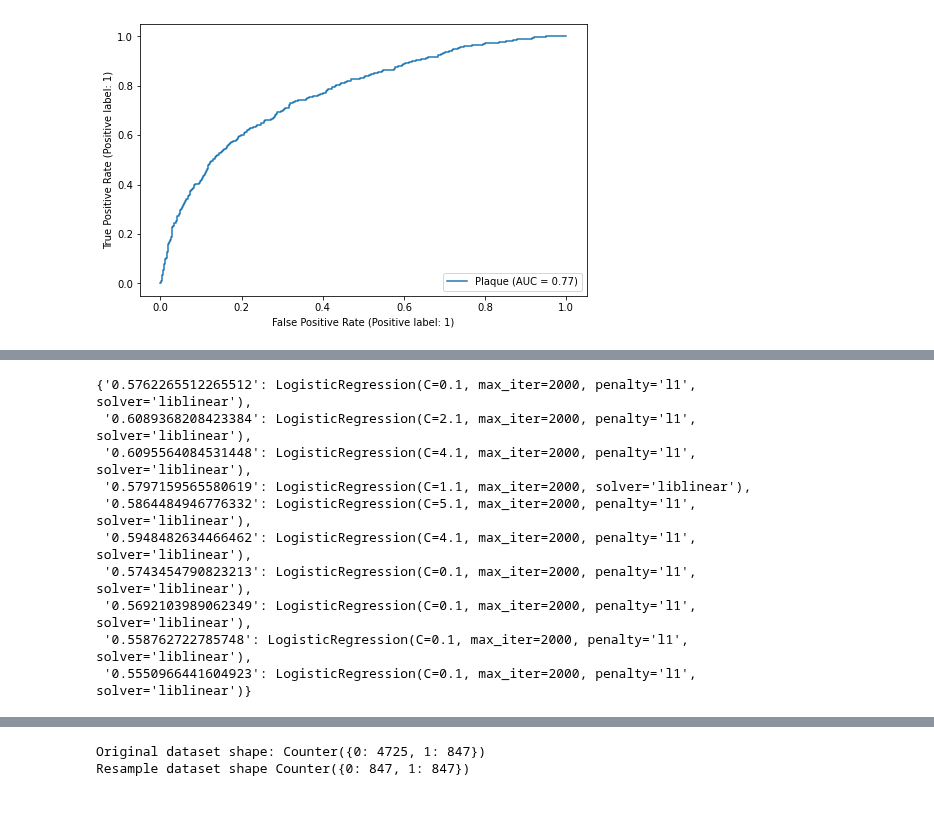
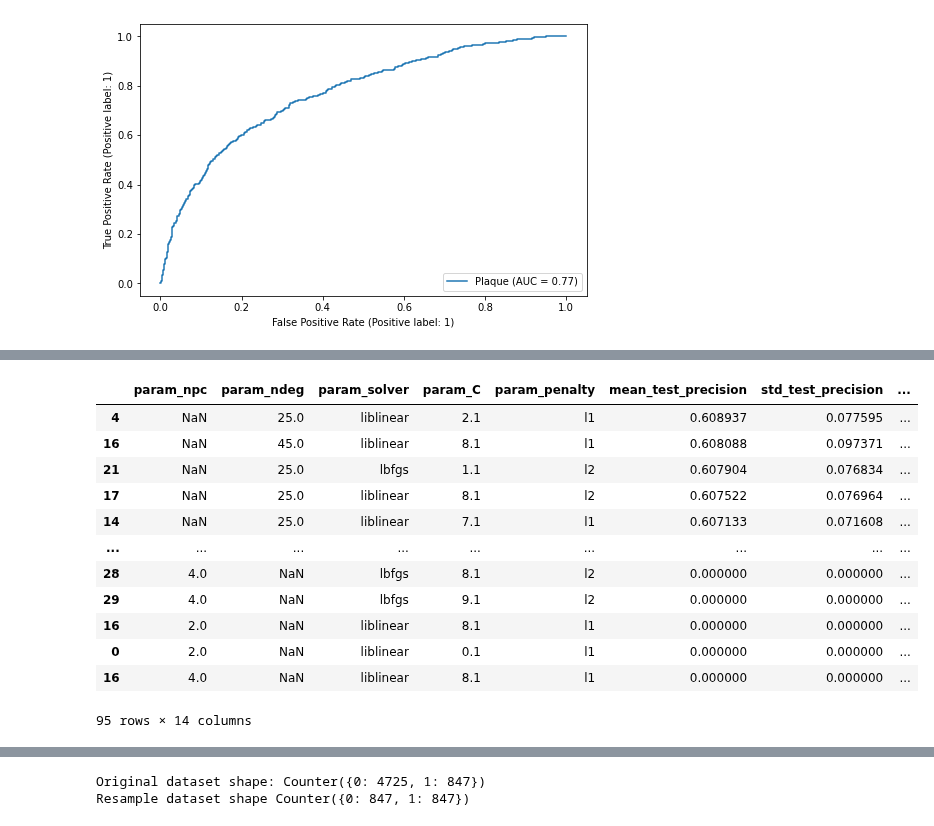
Before and after one commit to dmnburrows/spatial_transcriptomics, a Jupyter notebook: plaque_classify.ipynb, the cells around one changed output, grey strips where cells are left out. Drawn from its saved outputs; the diff is of its cells as text; code cells hidden in the pictures.

```diff
--- a/plaque_classify.ipynb
+++ b/plaque_classify.ipynb
@@ -490,7 +511,47 @@ for n in n_de:
     top_ = curr.sort_values('mean_test_precision', ascending=False)[:5]
     top_[parameter] = n
     score_df = pd.concat([score_df, top_])
-    model_dict.update({str(model_grid_search.best_score_): model_grid_search.best_estimator_})
+    model_dict.update({str(model_grid_search.best_score_): (model_grid_search.best_estimator_, parameter, n)})
+
+score_df.insert(0, parameter, score_df.pop(parameter))
+
+for n in n_pc:
+    print(n)
+    parameter = 'param_npc'
+
+    pca = PCA(n_components=n)
+    pca.fit(logcpm.T)
+    sub_gm = pca.transform(logcpm.T)
+
+    #train model on all parameter combs ->
+    #pars with best mean cross val score are selected, and re-fitted to entire dataset to learn weights
+    X_train, X_test, y_train, y_test = train_test_split(sub_gm, meta['adj_plq'], test_size=0.33, random_state=1)
+    model_grid_search = GridSearchCV(model, param_grid=parameters, refit = 'precision', scoring = scoring, n_jobs=5, cv=5)
+    model_grid_search.fit(X_train, y_train)
+
+
+    cv_results = pd.DataFrame(model_grid_search.cv_results_)
+    curr = cv_results[
+        [
+            "param_solver",
+            "param_C",
+            "param_penalty",
+            "mean_test_precision",
+            "std_test_precision",
+            "rank_test_precision",
+            "mean_test_recall",
+            "std_test_recall",
+            "rank_test_recall",
+            "mean_test_roc_auc",
+            "std_test_roc_auc",
+            "rank_test_roc_auc",
+
+        ]
+    ]
+    top_ = curr.sort_values('mean_test_precision', ascending=False)[:5]
+    top_[parameter] = n
+    score_df = pd.concat([score_df, top_])
+    model_dict.update({str(model_grid_search.best_score_): (model_grid_search.best_estimator_, parameter, n)})
 
 score_df.insert(0, parameter, score_df.pop(parameter))
 score_df = score_df.sort_values('mean_test_precision', ascending=False)
@@ -508,13 +578,16 @@ score_df = score_df.sort_values('mean_test_precision', ascending=False)
-# %%
-model_dict
-# %% [output]
-{'0.5762265512265512': LogisticRegression(C=0.1, max_iter=2000, penalty='l1', solver='liblinear'),
- '0.6089368208423384': LogisticRegression(C=2.1, max_iter=2000, penalty='l1', solver='liblinear'),
- '0.6095564084531448': LogisticRegression(C=4.1, max_iter=2000, penalty='l1', solver='liblinear'),
- '0.5797159565580619': LogisticRegression(C=1.1, max_iter=2000, solver='liblinear'),
- '0.5864484946776332': LogisticRegression(C=5.1, max_iter=2000, penalty='l1', solver='liblinear'),
- '0.5948482634466462': LogisticRegression(C=4.1, max_iter=2000, penalty='l1', solver='liblinear'),
- '0.5743454790823213': LogisticRegression(C=0.1, max_iter=2000, penalty='l1', solver='liblinear'),
- '0.5692103989062349': LogisticRegression(C=0.1, max_iter=2000, penalty='l1', solver='liblinear'),
- '0.558762722785748': LogisticRegression(C=0.1, max_iter=2000, penalty='l1', solver='liblinear'),
- '0.5550966441604923': LogisticRegression(C=0.1, max_iter=2000, penalty='l1', solver='liblinear')}
+# %%
+score_df
+# %% [output]
+|  | param_npc | param_ndeg | param_solver | param_C | param_penalty | mean_test_precision | std_test_precision | ... |
+| 4 | NaN | 25.0 | liblinear | 2.1 | l1 | 0.608937 | 0.077595 | ... |
+| 16 | NaN | 45.0 | liblinear | 8.1 | l1 | 0.608088 | 0.097371 | ... |
+| 21 | NaN | 25.0 | lbfgs | 1.1 | l2 | 0.607904 | 0.076834 | ... |
+| 17 | NaN | 25.0 | liblinear | 8.1 | l2 | 0.607522 | 0.076964 | ... |
+| 14 | NaN | 25.0 | liblinear | 7.1 | l1 | 0.607133 | 0.071608 | ... |
+| ... | ... | ... | ... | ... | ... | ... | ... | ... |
+| 28 | 4.0 | NaN | lbfgs | 8.1 | l2 | 0.000000 | 0.000000 | ... |
+| 29 | 4.0 | NaN | lbfgs | 9.1 | l2 | 0.000000 | 0.000000 | ... |
+| 16 | 2.0 | NaN | liblinear | 8.1 | l1 | 0.000000 | 0.000000 | ... |
+| 0 | 2.0 | NaN | liblinear | 0.1 | l1 | 0.000000 | 0.000000 | ... |
+| 16 | 4.0 | NaN | liblinear | 8.1 | l1 | 0.000000 | 0.000000 | ... |
+95 rows × 14 columns
```
Also changed, not shown: parts of 10 cells of this notebook.
